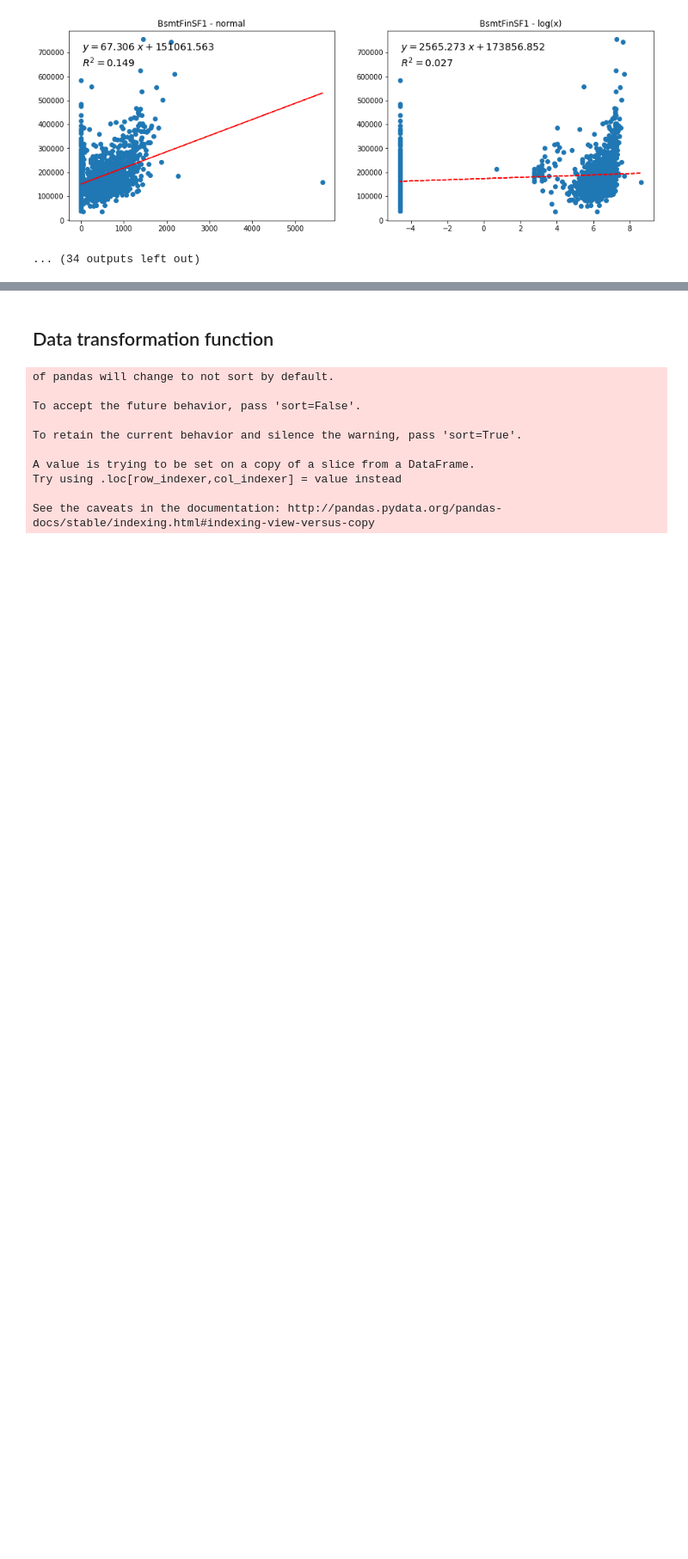
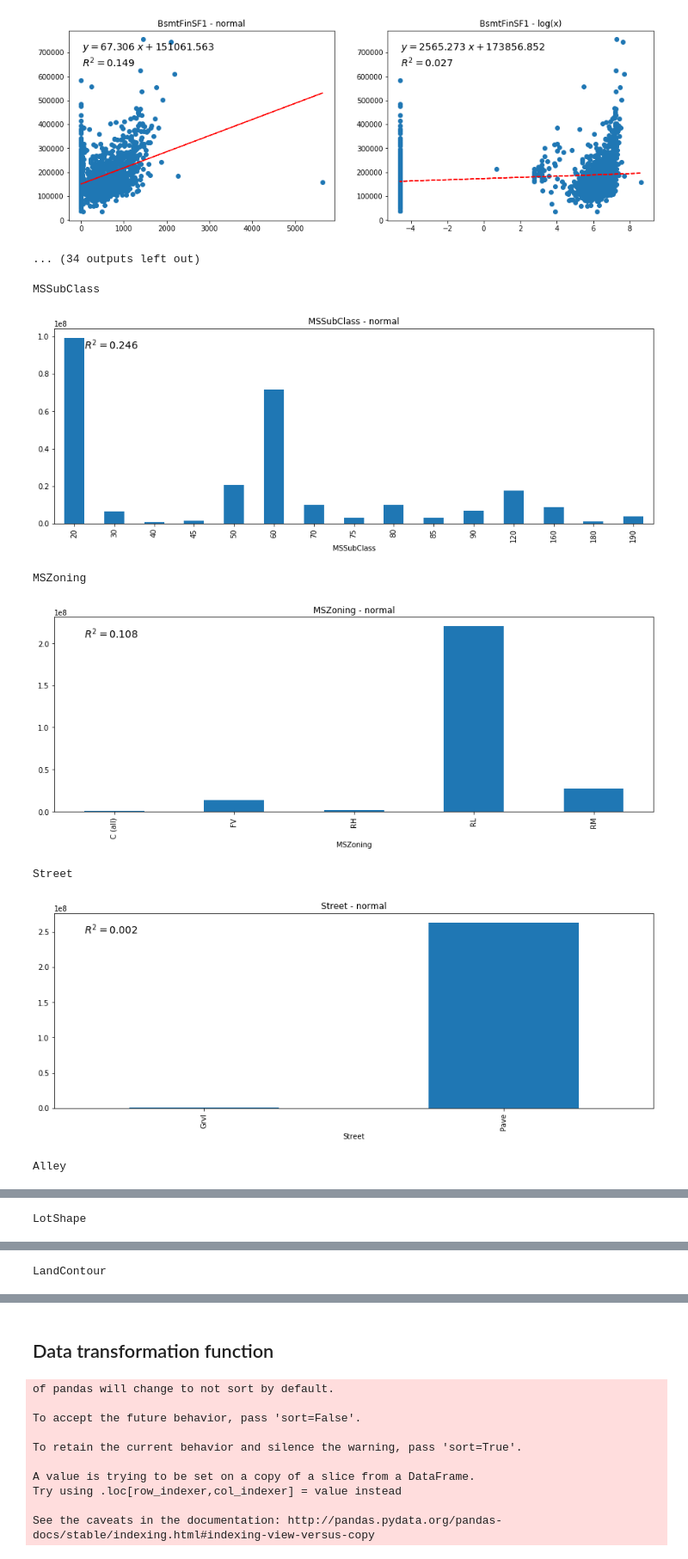
Before and after one commit to oryden/house-price-training-kaggle, a Jupyter notebook: jupyter_notebooks/Kaggle_House_Prices_v1.ipynb, the cells around one changed output, grey strips where cells are left out. Shown at 86% size. Drawn from its saved outputs; the diff is of its cells as text; code cells hidden in the pictures; blank space fills up the shorter version.

```diff
--- a/jupyter_notebooks/Kaggle_House_Prices_v1.ipynb
+++ b/jupyter_notebooks/Kaggle_House_Prices_v1.ipynb
@@ -146,12 +146,12 @@ categorical_variables = [
     "BsmtHalfBath", # This is a numerical variable but shall be grouped as categorical (probably non-linear)
     "FullBath", #
     "HalfBath", #
-    "Bedroom", #
-    "Kitchen", #
+    "BedroomAbvGr", #
+    "KitchenAbvGr", #
     "KitchenQual",
     "TotRmsAbvGrd", #
     "Functional",
-    "Fireplaces" #
+    "Fireplaces", #
     "FireplaceQu",
     "GarageType",
     "GarageFinish",
@@ -165,8 +165,6 @@ categorical_variables = [
     "MoSold",
     "SaleType",
     "SaleCondition"
-
-
 ]
 
 continous_variables = [
@@ -275,3 +308,16 @@ MasVnrArea
 BsmtFinSF1
 [figure]
 ... (34 outputs left out)
+# %%
+# Plot variable overview for all categorical variables
+for variable_to_plot in categorical_variables:
+    print(variable_to_plot)
+    plot_categorical_variable(raw_data,x_variable=variable_to_plot)
+# %% [output]
+MSSubClass
+[figure, added]
+MSZoning
+[figure, added]
+Street
+[figure, added]
+Alley
@@ -277,0 +325 @@ BsmtFinSF1
+LotShape
@@ -277,0 +327 @@ BsmtFinSF1
+LandContour
```
Also changed, not shown: parts of 2 cells of this notebook.
